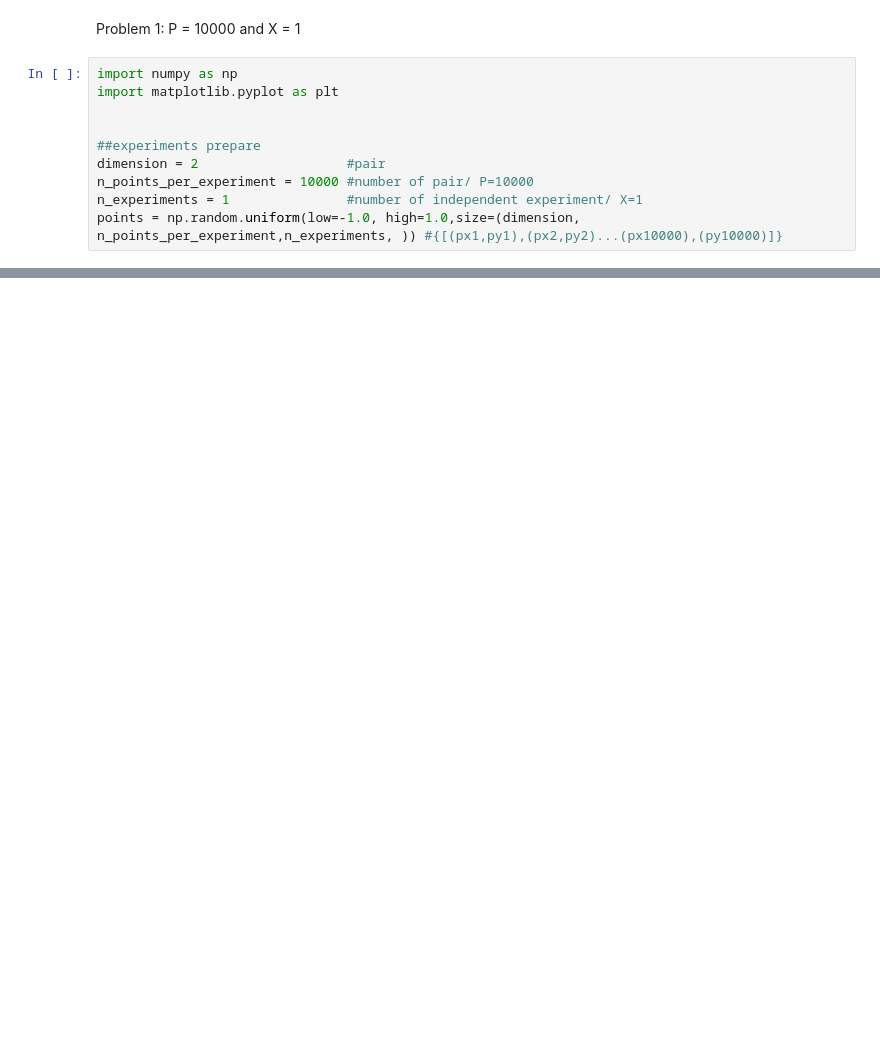
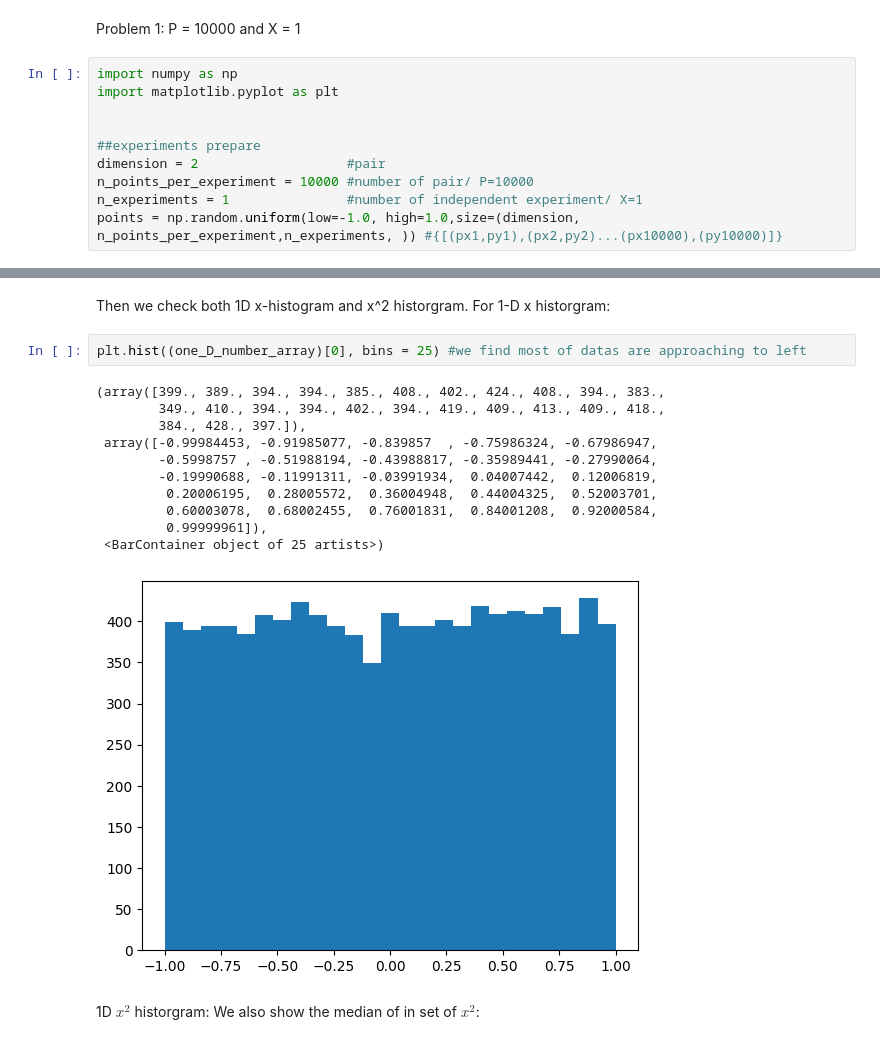
Before and after one commit to LeeYee2002/Computational-Physics-HW, a Jupyter notebook: HW1-1.ipynb, the cells around one changed output, grey strips where cells are left out. Cells and saved outputs as stored; diff of their text form; blank space fills up the shorter version.

```diff
--- a/HW1-1.ipynb
+++ b/HW1-1.ipynb
@@ -83,0 +91,20 @@ plt.show()
+# %% [markdown]
+Then we check both 1D x-histogram and x^2 historgram.
+For 1-D x historgram:
+# %%
+plt.hist((one_D_number_array)[0], bins = 25) #we find most of datas are approaching to left
+# %% [output]
+(array([399., 389., 394., 394., 385., 408., 402., 424., 408., 394., 383.,
+        349., 410., 394., 394., 402., 394., 419., 409., 413., 409., 418.,
+        384., 428., 397.]),
+ array([-0.99984453, -0.91985077, -0.839857  , -0.75986324, -0.67986947,
+        -0.5998757 , -0.51988194, -0.43988817, -0.35989441, -0.27990064,
+        -0.19990688, -0.11991311, -0.03991934,  0.04007442,  0.12006819,
+         0.20006195,  0.28005572,  0.36004948,  0.44004325,  0.52003701,
+         0.60003078,  0.68002455,  0.76001831,  0.84001208,  0.92000584,
+         0.99999961]),
+ <BarContainer object of 25 artists>)
+[figure, added]
+# %% [markdown]
+1D $x^2$ historgram:
+We also show the median of in set of $x^2$:
```
Also changed, not shown: parts of 22 cells of this notebook, 4 other files.
